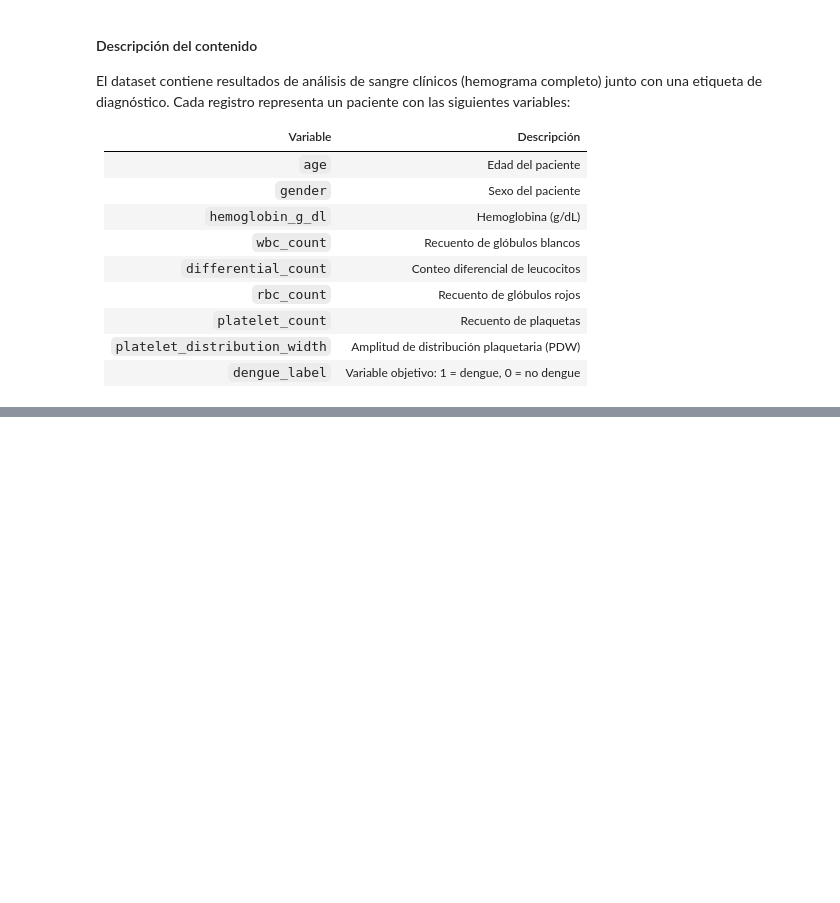
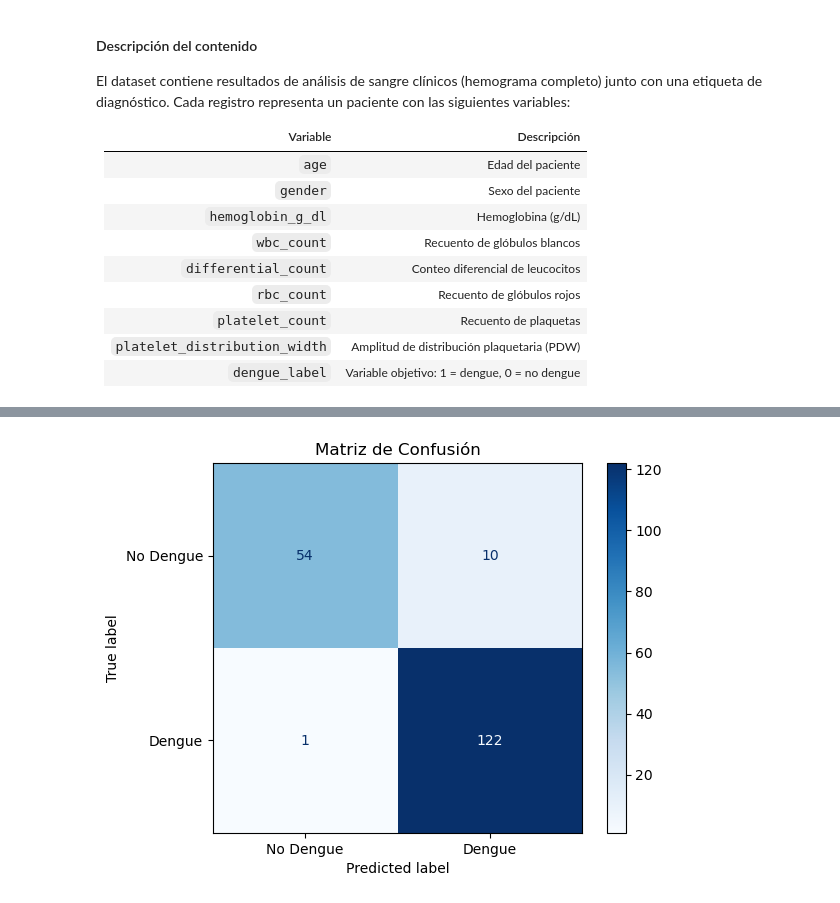
Before and after one commit to nColli/dengue-detection-ml, a Jupyter notebook: train.ipynb, the cells around one changed output, grey strips where cells are left out. Drawn from its saved outputs; the diff is of its cells as text; code cells hidden in the pictures; blank space fills up the shorter version.

```diff
--- a/train.ipynb
+++ b/train.ipynb
@@ -65,0 +345,12 @@ Using Colab cache for faster access to the 'dengue-detection-dataset-clinical-da
+# %%
+from sklearn.metrics import ConfusionMatrixDisplay
+
+ConfusionMatrixDisplay.from_predictions(
+    y_test, model.predict(X_test),
+    display_labels=['No Dengue', 'Dengue'],
+    cmap='Blues'
+)
+plt.title('Matriz de Confusión')
+plt.show()
+# %% [output]
+[figure, added]
```
Also changed, not shown: parts of 31 cells of this notebook.
